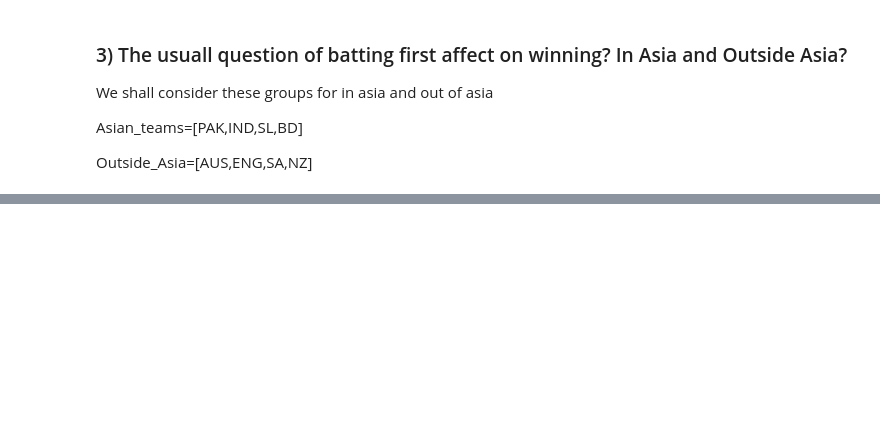
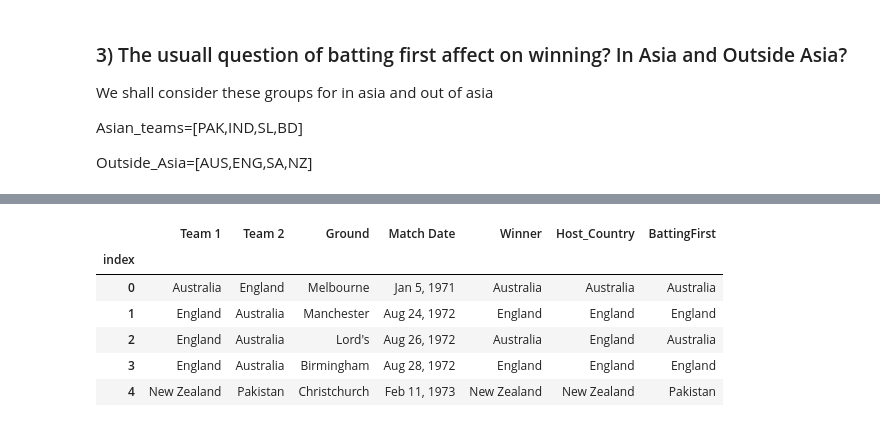
Before and after one commit to ArsalanGul/CricketDataExploartion, a Jupyter notebook: Cricket Data Exploration.ipynb, the cells around one changed output, grey strips where cells are left out. Cells and saved outputs as stored; diff of their text form; code cells hidden in the pictures; blank space fills up the shorter version.

```diff
--- a/Cricket Data Exploration.ipynb
+++ b/Cricket Data Exploration.ipynb
@@ -62,3 +65,3 @@ raw_data.shape
 # %%
 raw_data.dropna(inplace=True) # drop rows where at least one element is missing
-raw_data
+raw_data.reset_index(inplace=True)
@@ -191,3 +174,14 @@ df2['labels']=['BattingFirst Wins Inside Asia','BattingFirst Losses Inside Asia'
 df2.iplot(kind='pie',values='In_Asia',labels='labels',title='Batting First Affect on Winning Inside Asia from 1971-2017',pull=0.05)
 # %% [output]
 [interactive output not drawn]
+# %%
+raw_data.set_index('index',inplace=True)
+raw_data.head()
+# %% [output]
+|  | Team 1 | Team 2 | Ground | Match Date | Winner | Host_Country | BattingFirst |
+| index |  |  |  |  |  |  |  |
+| 0 | Australia | England | Melbourne | Jan 5, 1971 | Australia | Australia | Australia |
+| 1 | England | Australia | Manchester | Aug 24, 1972 | England | England | England |
+| 2 | England | Australia | Lord's | Aug 26, 1972 | Australia | England | Australia |
+| 3 | England | Australia | Birmingham | Aug 28, 1972 | England | England | England |
+| 4 | New Zealand | Pakistan | Christchurch | Feb 11, 1973 | New Zealand | New Zealand | Pakistan |
```
Also changed, not shown: parts of 26 cells of this notebook.
